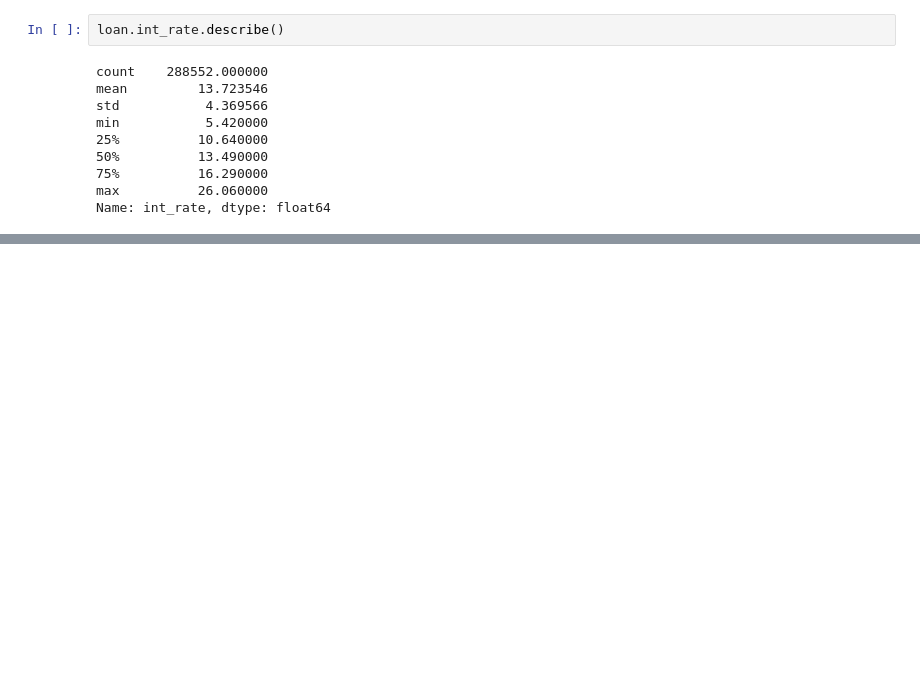
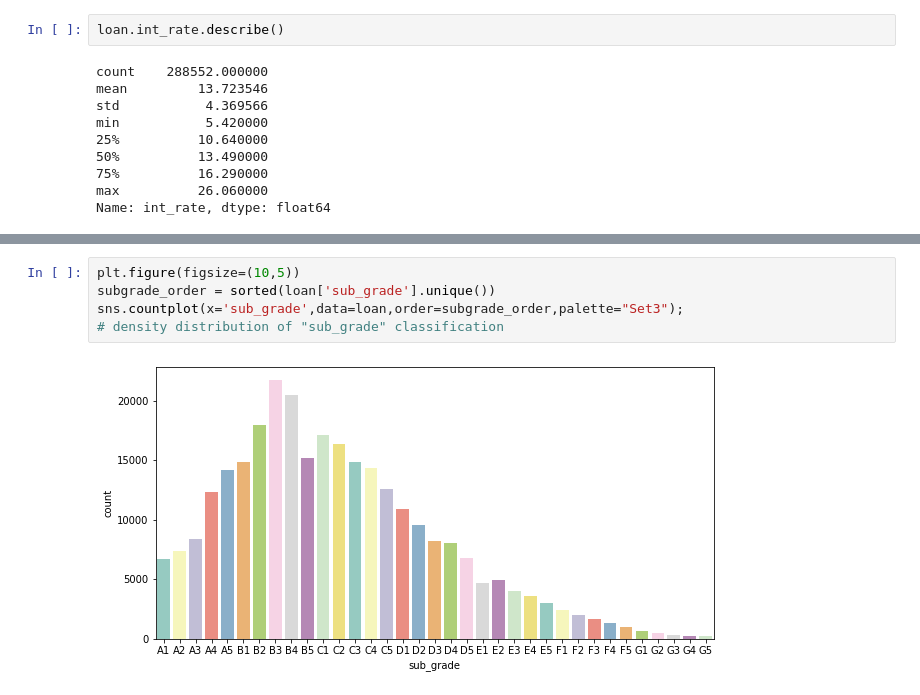
Before and after one commit to carolvieirav/Mova-Case-DataAnalysis, a Jupyter notebook: MOVA_Data_Analysis.ipynb, the cells around one changed output, grey strips where cells are left out. Cells and saved outputs as stored; diff of their text form; blank space fills up the shorter version.

```diff
--- a/MOVA_Data_Analysis.ipynb
+++ b/MOVA_Data_Analysis.ipynb
@@ -326,0 +343,7 @@ Name: int_rate, dtype: float64
+# %%
+plt.figure(figsize=(10,5))
+subgrade_order = sorted(loan['sub_grade'].unique())
+sns.countplot(x='sub_grade',data=loan,order=subgrade_order,palette="Set3");
+# density distribution of "sub_grade" classification
+# %% [output]
+[figure, added]
```
Also changed, not shown: parts of 24 cells of this notebook.
